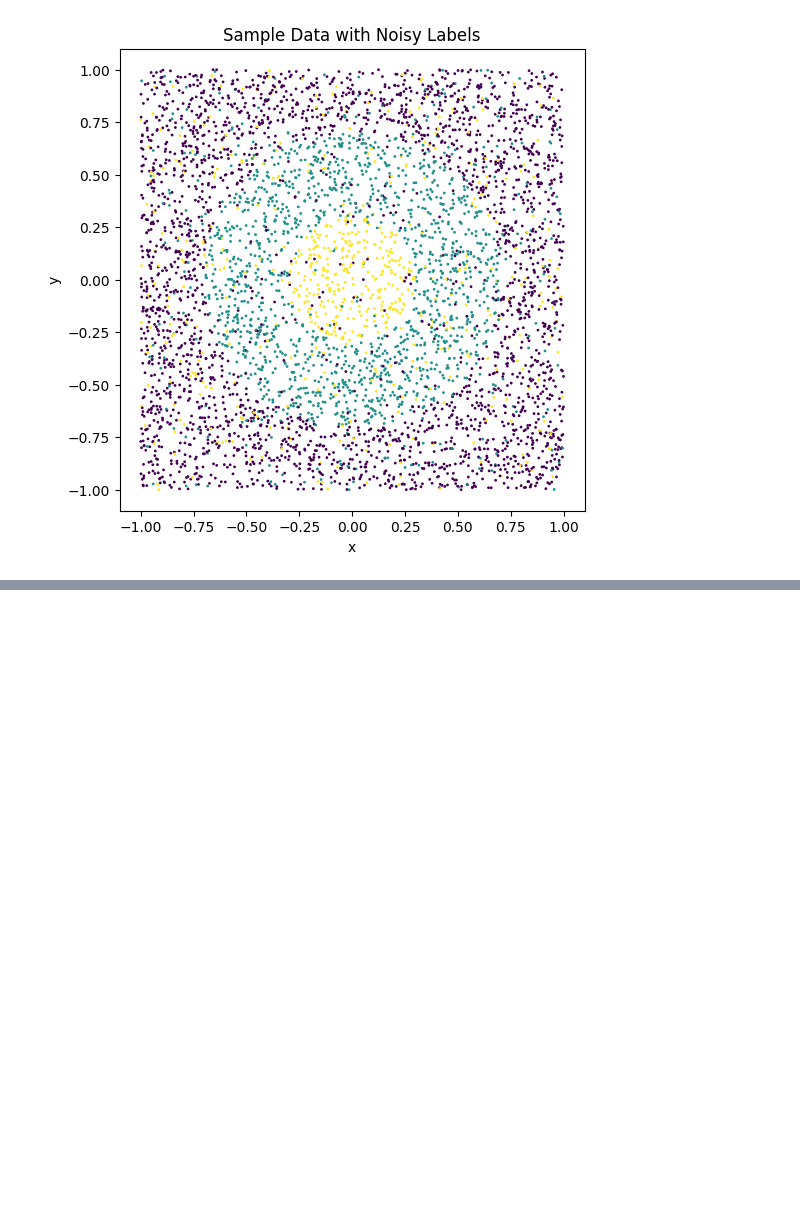
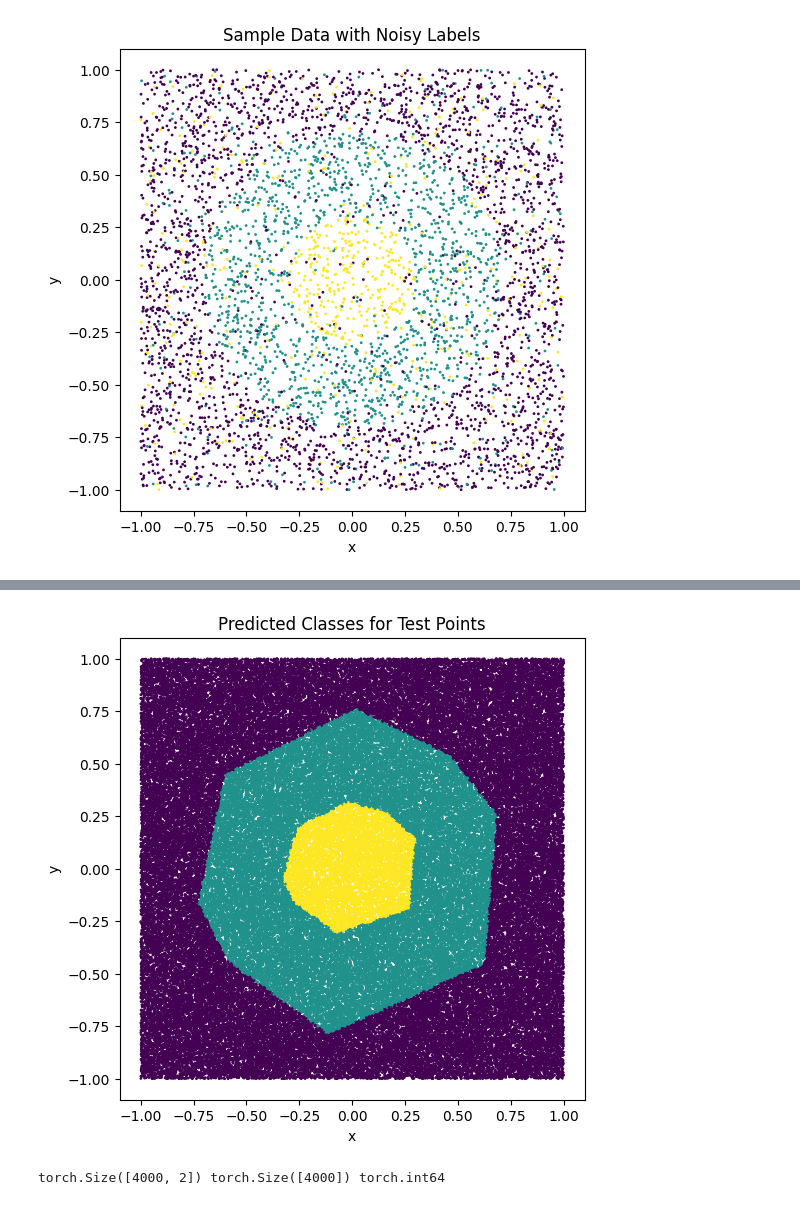
Before and after one commit to NoCodeProgram/deepLearning, a Jupyter notebook: nn/multi_class_one_hot.ipynb, the cells around one changed output, grey strips where cells are left out. Drawn from its saved outputs; the diff is of its cells as text; code cells hidden in the pictures; blank space fills up the shorter version.

```diff
--- a/nn/multi_class_one_hot.ipynb
+++ b/nn/multi_class_one_hot.ipynb
@@ -59,0 +71,13 @@ after, one hot : torch.Size([5000, 3])
+# %%
+g = torch.Generator().manual_seed(42)
+
+def get_batch(data, labels, batch_size=256):
+    indices = torch.randint(0, len(data), size=(batch_size,), generator= g)
+
+    data_batch = data[indices]
+    labels_batch = labels[indices]
+
+    return data_batch, labels_batch
+
+data_batch, labels_batch = get_batch(train_data,train_labels)
+print(data_batch.shape, labels_batch.shape)
@@ -59,0 +86,8 @@ after, one hot : torch.Size([5000, 3])
+# %%
+def custom_cross_entropy_loss(output, ont_hot_label):
+    exp_output = torch.exp(output)
+    total = torch.sum(exp_output, dim=1, keepdim=True)
+    softmax_output = exp_output/total
+    log_prob = - torch.log(softmax_output)
+    nll = (log_prob * ont_hot_label).sum(dim=1)
+    return torch.mean(nll)
@@ -59,0 +159,40 @@ after, one hot : torch.Size([5000, 3])
+# %%
+import numpy as np
+import matplotlib.pyplot as plt
+
+n_points_test = 100000
+points_test = np.random.uniform(-1, 1, (n_points_test, 2))
+points_test_torch = torch.from_numpy(points_test).float()
+
+net.eval()
+output_test = net(points_test_torch)
+
+probabilities = torch.softmax(output_test, dim=1)
+predictions = torch.argmax(probabilities, dim=1)
+predictions_np = predictions.numpy()
+
+plt.figure(figsize=(6, 6))
+plt.scatter(points_test[:, 0], points_test[:, 1], c=predictions_np, cmap='viridis', s=1)
+plt.title('Predicted Classes for Test Points')
+plt.xlabel('x')
+plt.ylabel('y')
+plt.show()
+# %% [output]
+[figure, added]
+# %%
+import torch.nn.functional as F
+
+data_torch = torch.tensor(data, dtype=torch.float32)
+labels_torch = torch.tensor(labels, dtype=torch.long)
+
+data_length = len(data_torch)
+split_length = int(0.8*data_length)
+
+train_data = data_torch[:split_length]
+train_labels = labels_torch[:split_length]
+val_data = data_torch[split_length:]
+val_labels = labels_torch[split_length:]
+
+print(train_data.shape, train_labels.shape, train_labels.dtype)
+# %% [output]
+torch.Size([4000, 2]) torch.Size([4000]) torch.int64
```
Also changed, not shown: parts of 6 cells of this notebook.
